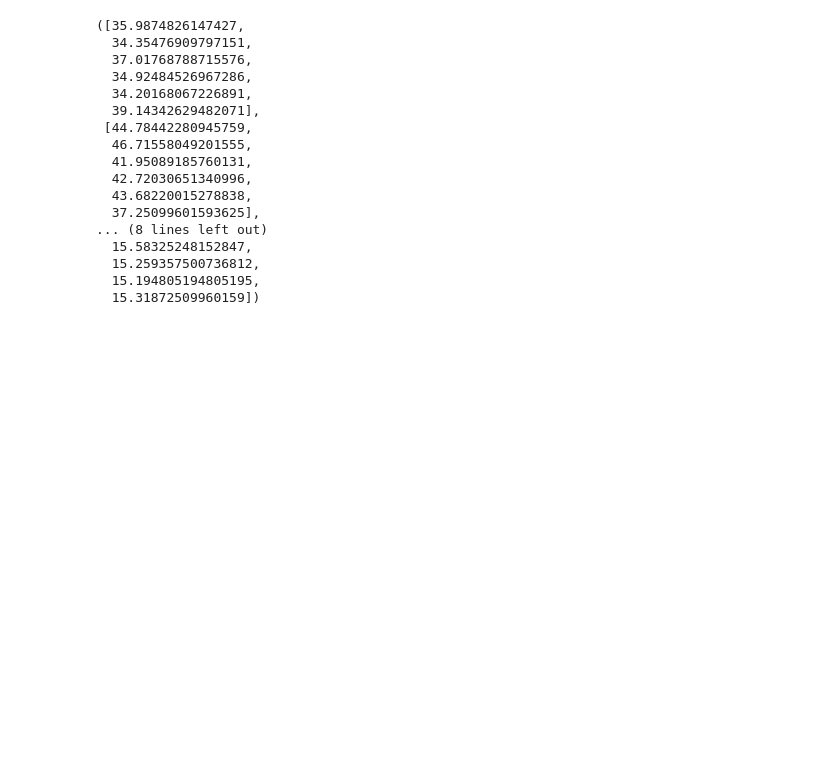
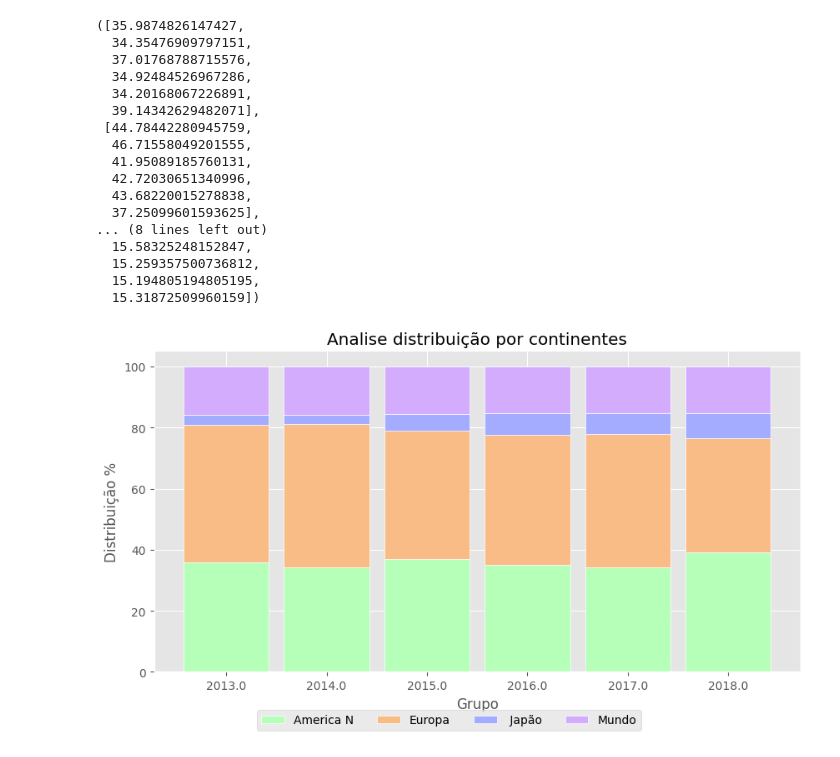
Before and after one commit to FabioHenriqueJ/An-lise-Merc-games, a Jupyter notebook: Proj_MercadoGame.ipynb, the cells around one changed output. Drawn from its saved outputs; the diff is of its cells as text; code cells hidden in the pictures; blank space fills up the shorter version.

Commit message:
Analise por distribuição

```diff
--- a/Proj_MercadoGame.ipynb
+++ b/Proj_MercadoGame.ipynb
@@ -165,0 +155,3 @@ Analise
+# %%
+Analise = Base_Dados.groupby( by= ['Year']).sum().reset_index()
+Analise
@@ -187,3 +188,36 @@ America, Europa, Japao, Mundo
   15.259357500736812,
   15.194805194805195,
   15.31872509960159])
+# %%
+# Tamanho
+plt.figure( figsize=(10, 5) )
+
+# LArgura barra no gráfico
+Largura_Barra = 0.85
+Rotulos = Analise['Year']
+Grupos = [0, 1, 2, 3, 4, 5]
+
+# Titulo
+plt.title('Analise distribuição por continentes')
+
+# Plot da Europa
+plt.bar( Grupos, America, width=Largura_Barra, color='#b5ffb9', edgecolor='white' )
+
+# Plot da Europa
+plt.bar( Grupos, Europa, bottom=America, width=Largura_Barra, color='#f9bc86', edgecolor='white' )
+
+# Plot do Japao
+plt.bar( Grupos, Japao, bottom=[ A + B for A, B in zip(America, Europa) ], width=Largura_Barra, color='#a3acff', edgecolor='white' )
+
+# Plot do resto mundo
+plt.bar( Grupos, Mundo, bottom=[ A + B + C for A, B, C in zip(America, Europa, Japao) ], width=Largura_Barra, color='#d3acfe', edgecolor='white' )
+
+# Labels
+plt.xticks( Grupos, Rotulos )
+plt.xlabel('Grupo')
+plt.ylabel('Distribuição %')
+
+# Legenda
+plt.legend( ['America N', 'Europa',' Japão', 'Mundo'], loc='upper left', bbox_to_anchor=(0.15, -0.1), ncol=4 );
+# %% [output]
+[figure, added]
```
Also changed, not shown: parts of 4 cells of this notebook.
